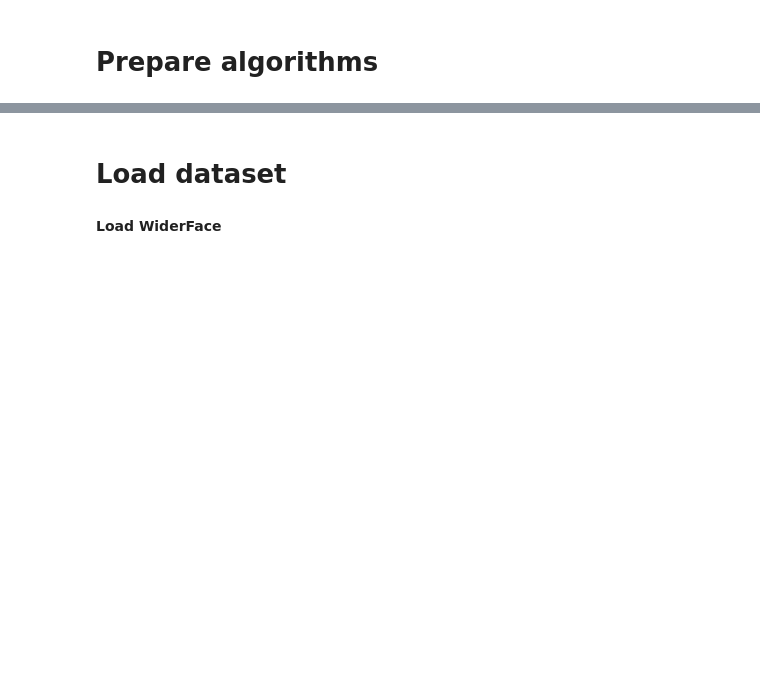
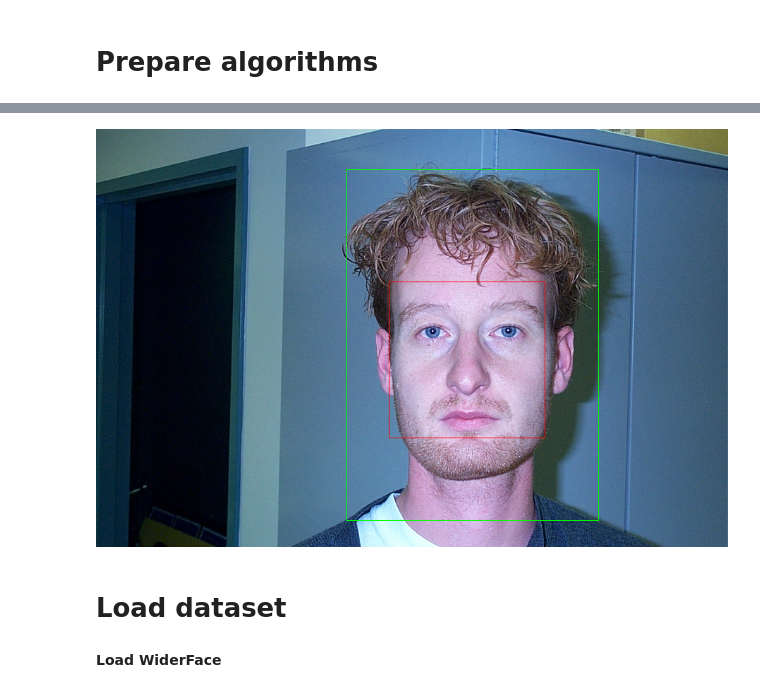
Before and after one commit to fethi-ourghi/face-detection-evaluation, a Jupyter notebook: notebook_FD_Eval.ipynb, the cells around one changed output, grey strips where cells are left out. Cells and saved outputs as stored; diff of their text form; code cells hidden in the pictures; blank space fills up the shorter version.

```diff
--- a/notebook_FD_Eval.ipynb
+++ b/notebook_FD_Eval.ipynb
@@ -114,3 +721,24 @@ retinaface_example_test()
+# %%
+#@title Pascal Face problem
+img = '/content/drive/MyDrive/Datasets/FaceDetection/PascalFace/test/images/image_0242.png'
+
+real = {
+    "top_left": (355, 57),
+    "bottom_right": (712, 554)
+    }
+
+pred = {
+    "top_left": (415, 216),
+    "bottom_right": (636, 437)
+    }
+
+im = cv2.imread(img)
+
+cv2.rectangle(im, real['top_left'], real['bottom_right'], (0,255,0))
+cv2.rectangle(im, pred['top_left'], pred['bottom_right'], (0,0,255))
+cv2_imshow(im)
+# %% [output]
+[figure, added]
 # %% [markdown]
 # Load dataset
 # %%
```
Also changed, not shown: parts of 30 cells of this notebook.
